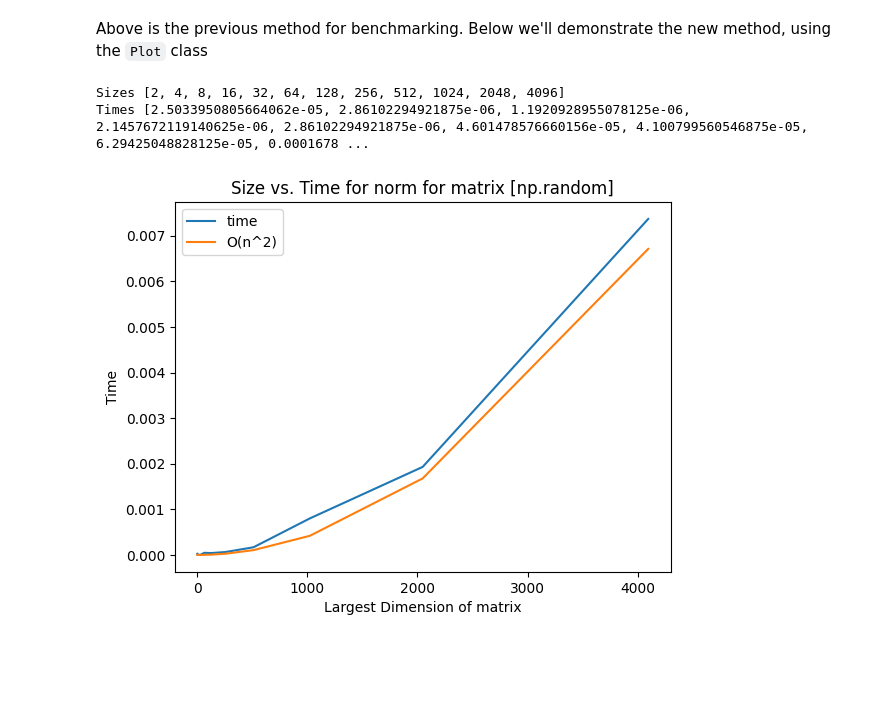
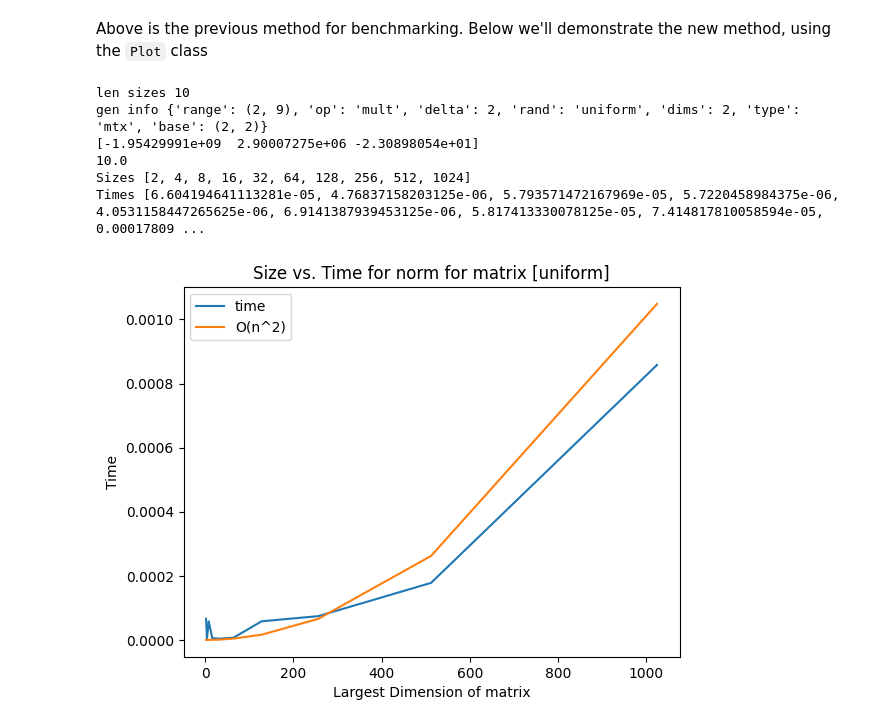
Before and after one commit to DolevArtzi/algsforbigdata, a Jupyter notebook: regression_testing.ipynb, the cells around one changed output. Saved outputs shown, nothing was run; the diff lists cells and outputs as text; code cells hidden in the pictures; blank space fills up the shorter version.

```diff
--- a/regression_testing.ipynb
+++ b/regression_testing.ipynb
@@ -102,3 +113,22 @@ Above is the previous method for benchmarking. Below we'll demonstrate the new m
+# %%
+import numpy as np
+from plot import Plot
+P = Plot()
+dims = 2
+P.benchmark_np(np.linalg.norm,
+               type_='sqmtx',
+               gen_info={'range':(2,9),'dims':dims,'rand':'uniform'},
+               theory_info={'f':lambda x:x**dims,
+               'label':f'O(n^{dims})'}
+               )
+# %% [output]
+len sizes 10
+gen info {'range': (2, 9), 'op': 'mult', 'delta': 2, 'rand': 'uniform', 'dims': 2, 'type': 'mtx', 'base': (2, 2)}
+[-1.95429991e+09  2.90007275e+06 -2.30898054e+01]
+10.0
+Sizes [2, 4, 8, 16, 32, 64, 128, 256, 512, 1024]
+Times [6.604194641113281e-05, 4.76837158203125e-06, 5.793571472167969e-05, 5.7220458984375e-06, 4.0531158447265625e-06, 6.9141387939453125e-06, 5.817413330078125e-05, 7.414817810058594e-05, 0.00017809 ...
+[figure, added]
 # %%
 import numpy as np
 from plot import Plot
@@ -106,11 +136,7 @@ P = Plot()
 dims = 2
 P.benchmark_np(np.linalg.norm,
                type_='sqmtx',
-               gen_info={'range':(2,11),'dims':dims},
-               theory_info={'f':lambda x:.4 * x**dims,
+               gen_info={'range':(2,11),'dims':dims,'rand':'exponential','rand_params':[1]},
+               theory_info={'f':lambda x:x**dims,
                'label':f'O(n^{dims})'}
                )
-# %% [output]
-Sizes [2, 4, 8, 16, 32, 64, 128, 256, 512, 1024, 2048, 4096]
-Times [2.5033950805664062e-05, 2.86102294921875e-06, 1.1920928955078125e-06, 2.1457672119140625e-06, 2.86102294921875e-06, 4.601478576660156e-05, 4.100799560546875e-05, 6.29425048828125e-05, 0.0001678 ...
-[figure, removed]
```
Also changed, not shown: parts of 3 cells of this notebook, 1 other file.
